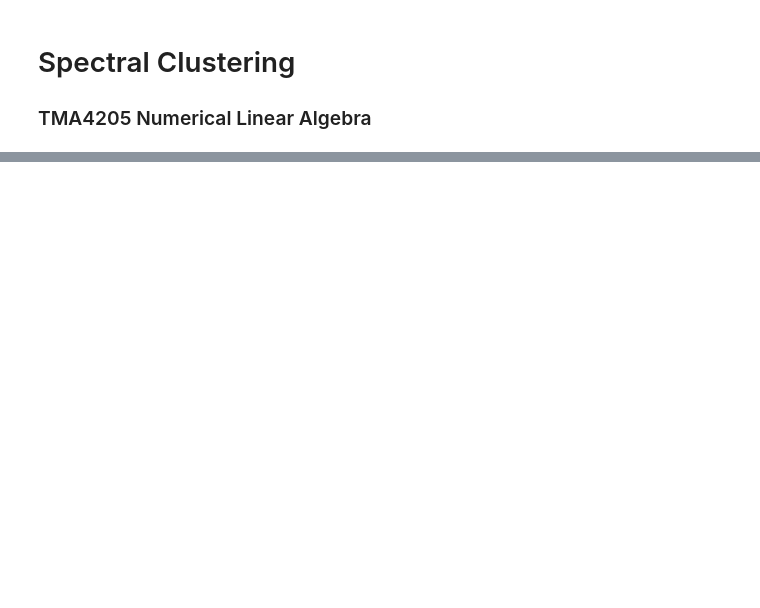
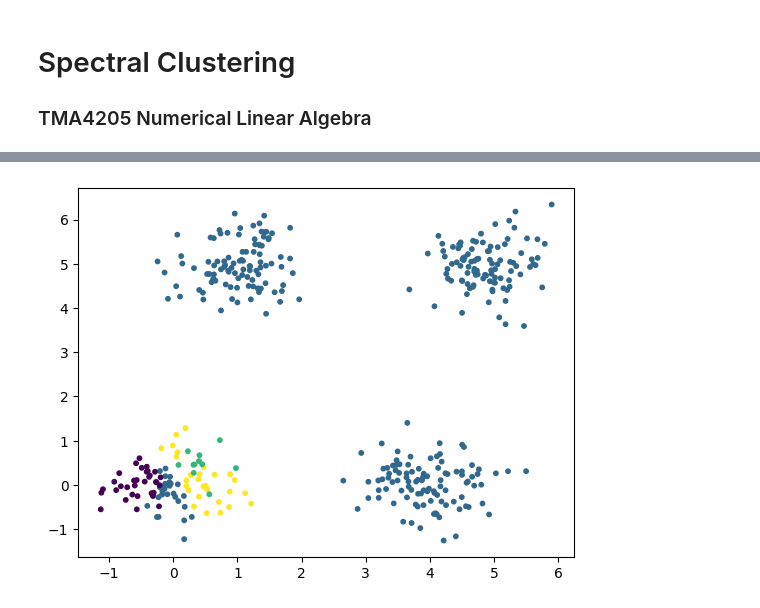
Before and after one commit to theaboge/spectral_clustering, a Jupyter notebook: handin.ipynb, the cells around one changed output, grey strips where cells are left out. Cells and saved outputs as stored; diff of their text form; code cells hidden in the pictures; blank space fills up the shorter version.

Commit message:
First cluster draft

```diff
--- a/handin.ipynb
+++ b/handin.ipynb
@@ -78,0 +76,42 @@ NameError: name 'plt' is not defined
+# %%
+X = make_data()
+N = X.shape[0]
+
+S = sk.neighbors.kneighbors_graph(X, 10, include_self=True)
+S = S.toarray()
+S = np.maximum(S, S.T)
+
+
+def s(x_i, x_j, sigma=1):
+    return np.exp(-np.linalg.norm(x_i-x_j)**2/(2*sigma**2))
+
+W = np.zeros((N, N))
+for i in range(N):
+    for j in range(N):
+        if S[i, j]:
+            W[i, j] = s(X[i], X[j])
+
+D = np.zeros(N)
+for i in range(N):
+    D[i] = np.sum(W[i,i:])
+
+# print(W[1,1:])
+# print(D[1])
+D = np.diag(D)
+
+
+L = D - W
+# print(D)
+# print(W)
+# print(L)
+# print(W.shape)
+
+eigenvalues, eigenvectors = np.linalg.eig(L)
+
+C = sk.cluster.KMeans(4).fit(eigenvectors[:, 1].reshape(-1, 1)).labels_
+
+
+plt.scatter(X[:, 0],X[:, 1], c=C, s=point_size)
+plt.show()
+# %% [output]
+[figure, added]
```
Also changed, not shown: parts of 2 cells of this notebook.
